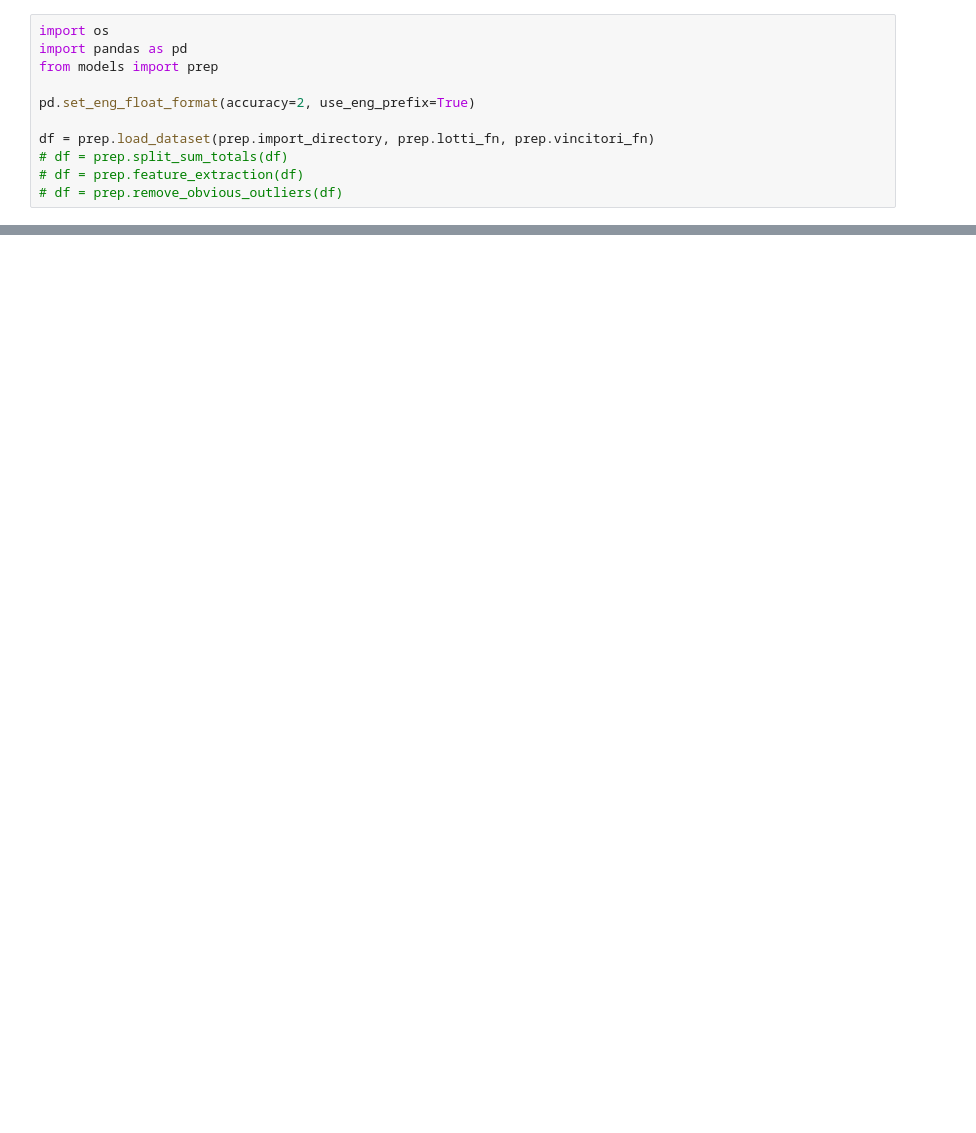
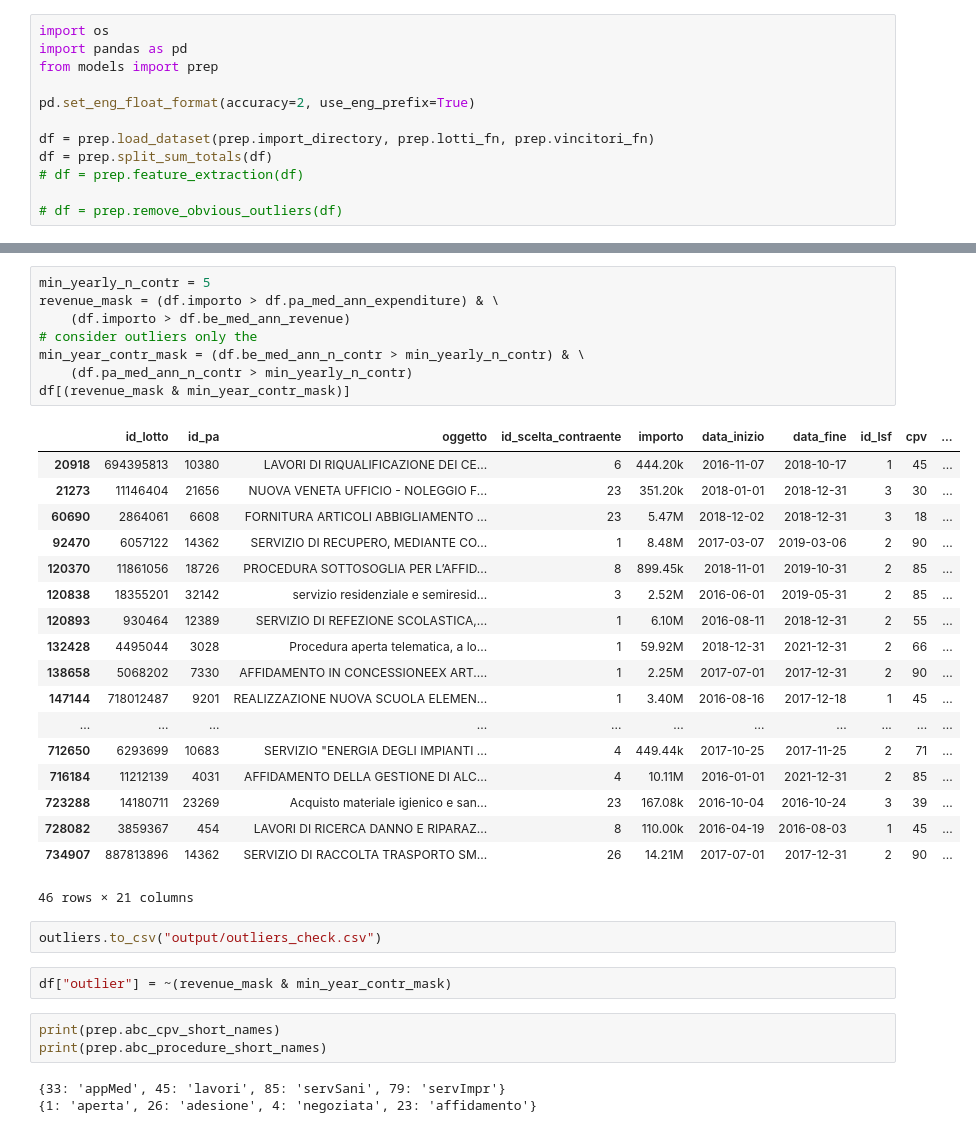
Before and after one commit to Yourne/synapthesis, a Jupyter notebook: result_analysis.ipynb, the cells around one changed output, grey strips where cells are left out. Cells and saved outputs as stored; diff of their text form; blank space fills up the shorter version.

```diff
--- a/result_analysis.ipynb
+++ b/result_analysis.ipynb
@@ -6,6 +6,7 @@ from models import prep
 pd.set_eng_float_format(accuracy=2, use_eng_prefix=True)
 
 df = prep.load_dataset(prep.import_directory, prep.lotti_fn, prep.vincitori_fn)
-# df = prep.split_sum_totals(df)
+df = prep.split_sum_totals(df)
 # df = prep.feature_extraction(df)
+
 # df = prep.remove_obvious_outliers(df)
@@ -39,0 +30,37 @@ def split_sum_totals(df):
+# %%
+min_yearly_n_contr = 5
+revenue_mask = (df.importo > df.pa_med_ann_expenditure) & \
+    (df.importo > df.be_med_ann_revenue)
+# consider outliers only the
+min_year_contr_mask = (df.be_med_ann_n_contr > min_yearly_n_contr) & \
+    (df.pa_med_ann_n_contr > min_yearly_n_contr)
+df[(revenue_mask & min_year_contr_mask)]
+# %% [output]
+|  | id_lotto | id_pa | oggetto | id_scelta_contraente | importo | data_inizio | data_fine | id_lsf | cpv | ... |
+| 20918 | 694395813 | 10380 | LAVORI DI RIQUALIFICAZIONE DEI CE... | 6 | 444.20k | 2016-11-07 | 2018-10-17 | 1 | 45 | ... |
+| 21273 | 11146404 | 21656 | NUOVA VENETA UFFICIO - NOLEGGIO F... | 23 | 351.20k | 2018-01-01 | 2018-12-31 | 3 | 30 | ... |
+| 60690 | 2864061 | 6608 | FORNITURA ARTICOLI ABBIGLIAMENTO ... | 23 | 5.47M | 2018-12-02 | 2018-12-31 | 3 | 18 | ... |
+| 92470 | 6057122 | 14362 | SERVIZIO DI RECUPERO, MEDIANTE CO... | 1 | 8.48M | 2017-03-07 | 2019-03-06 | 2 | 90 | ... |
+| 120370 | 11861056 | 18726 | PROCEDURA SOTTOSOGLIA PER L’AFFID... | 8 | 899.45k | 2018-11-01 | 2019-10-31 | 2 | 85 | ... |
+| 120838 | 18355201 | 32142 | servizio residenziale e semiresid... | 3 | 2.52M | 2016-06-01 | 2019-05-31 | 2 | 85 | ... |
+| 120893 | 930464 | 12389 | SERVIZIO DI REFEZIONE SCOLASTICA,... | 1 | 6.10M | 2016-08-11 | 2018-12-31 | 2 | 55 | ... |
+| 132428 | 4495044 | 3028 | Procedura aperta telematica, a lo... | 1 | 59.92M | 2018-12-31 | 2021-12-31 | 2 | 66 | ... |
+| 138658 | 5068202 | 7330 | AFFIDAMENTO IN CONCESSIONEEX ART.... | 1 | 2.25M | 2017-07-01 | 2017-12-31 | 2 | 90 | ... |
+| 147144 | 718012487 | 9201 | REALIZZAZIONE NUOVA SCUOLA ELEMEN... | 1 | 3.40M | 2016-08-16 | 2017-12-18 | 1 | 45 | ... |
+| ... | ... | ... | ... | ... | ... | ... | ... | ... | ... | ... |
+| 712650 | 6293699 | 10683 | SERVIZIO "ENERGIA DEGLI IMPIANTI ... | 4 | 449.44k | 2017-10-25 | 2017-11-25 | 2 | 71 | ... |
+| 716184 | 11212139 | 4031 | AFFIDAMENTO DELLA GESTIONE DI ALC... | 4 | 10.11M | 2016-01-01 | 2021-12-31 | 2 | 85 | ... |
+| 723288 | 14180711 | 23269 | Acquisto materiale igienico e san... | 23 | 167.08k | 2016-10-04 | 2016-10-24 | 3 | 39 | ... |
+| 728082 | 3859367 | 454 | LAVORI DI RICERCA DANNO E RIPARAZ... | 8 | 110.00k | 2016-04-19 | 2016-08-03 | 1 | 45 | ... |
+| 734907 | 887813896 | 14362 | SERVIZIO DI RACCOLTA TRASPORTO SM... | 26 | 14.21M | 2017-07-01 | 2017-12-31 | 2 | 90 | ... |
+46 rows × 21 columns
+# %%
+outliers.to_csv("output/outliers_check.csv")
+# %%
+df["outlier"] = ~(revenue_mask & min_year_contr_mask)
+# %%
+print(prep.abc_cpv_short_names)
+print(prep.abc_procedure_short_names)
+# %% [output]
+{33: 'appMed', 45: 'lavori', 85: 'servSani', 79: 'servImpr'}
+{1: 'aperta', 26: 'adesione', 4: 'negoziata', 23: 'affidamento'}
```
Also changed, not shown: parts of 10 cells of this notebook, 11 other files.
